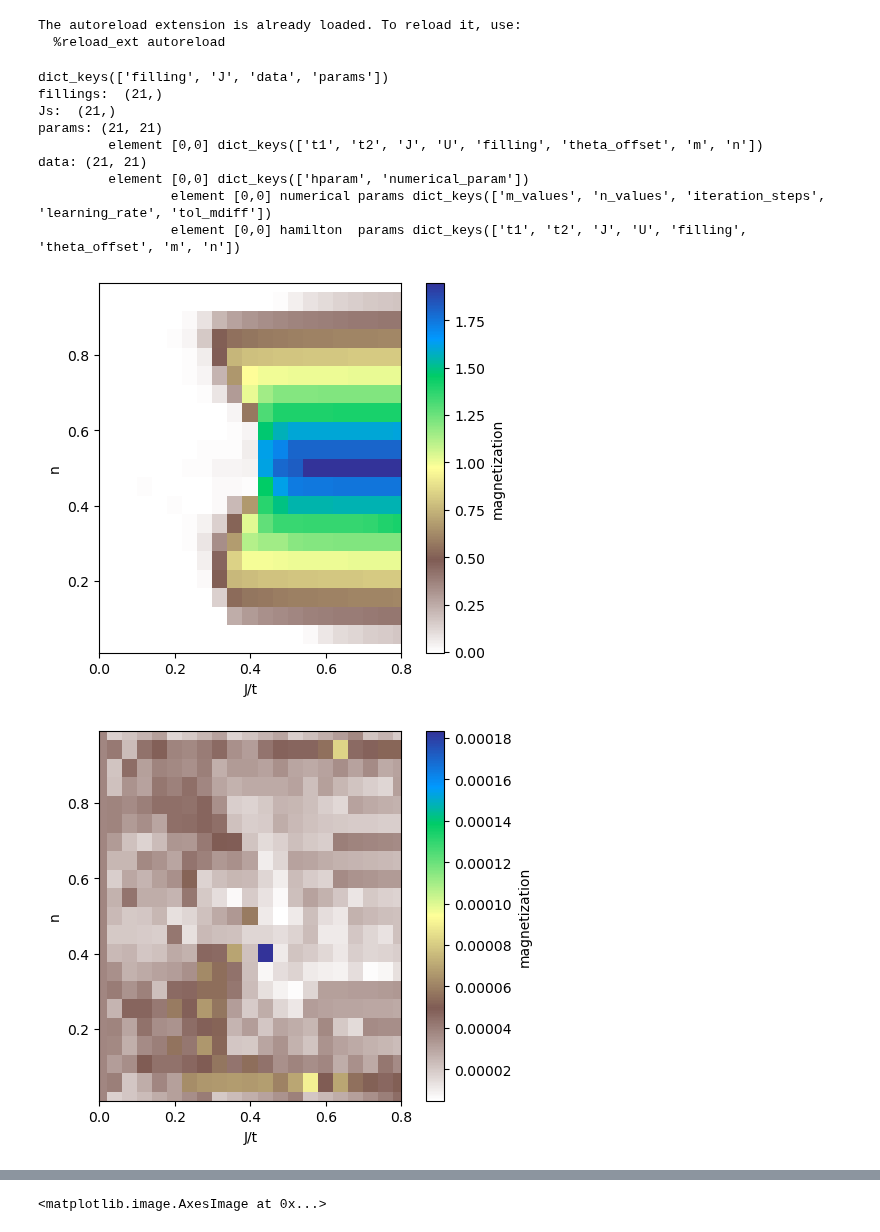
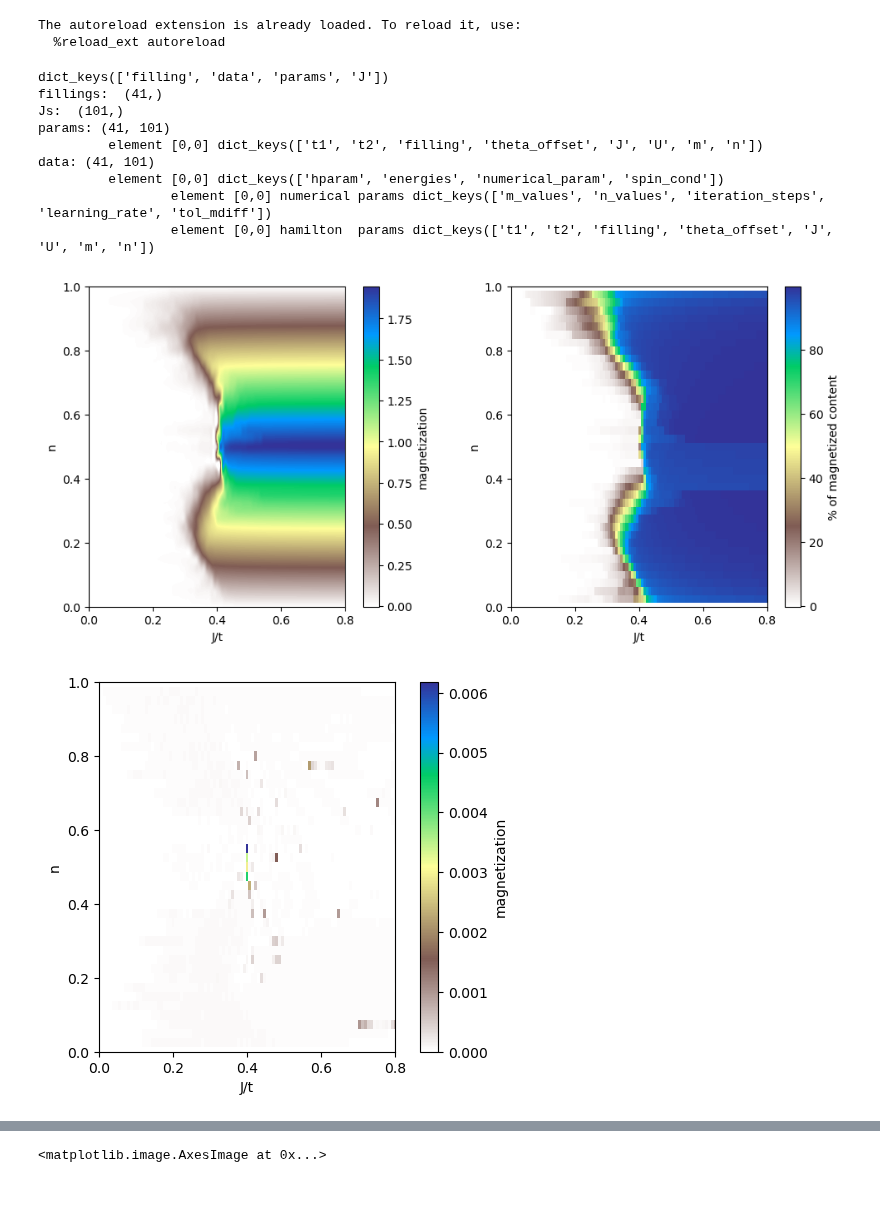
Before and after one commit to dpreuo/alter_morph, a Jupyter notebook: analysis/phase_diagram.ipynb, the cells around one changed output, grey strips where cells are left out. Saved outputs shown, nothing was run; the diff lists cells and outputs as text; code cells hidden in the pictures; blank space fills up the shorter version.

```diff
--- a/analysis/phase_diagram.ipynb
+++ b/analysis/phase_diagram.ipynb
@@ -27,7 +27,8 @@ The autoreload extension is already loaded. To reload it, use:
 # %%
 import sys, os
 
-data_name = "data/full_phase_diagram_20_n_V1.pickle"
+data_name = "data/full_phase_diagram_20_V0.pickle"
+data_name = "data/detailed_phase_diagram_20_V0.pickle"
 
 d = pickle.load(open(os.getcwd()[:-8] + data_name, "rb"))
 
@@ -49,48 +50,87 @@ ns = d["filling"]
 lattice = pickle.load(open("voronoi_20.pickle", "rb"))
 #lead symmetry for conductance simulations
 lead_symmetry = np.diag([-1, -1, 1, 1])
+
+def fermi_level(energies, filling):
+    if filling==0:
+        return energies[0]-1
+    elif filling==1:
+        return energies[-1]+1
+    return energies[int(filling * len(energies))]
 # %% [output]
-dict_keys(['filling', 'J', 'data', 'params'])
-fillings:  (21,)
-Js:  (21,)
-params: (21, 21)
-         element [0,0] dict_keys(['t1', 't2', 'J', 'U', 'filling', 'theta_offset', 'm', 'n'])
-data: (21, 21)
-         element [0,0] dict_keys(['hparam', 'numerical_param'])
+dict_keys(['filling', 'data', 'params', 'J'])
+fillings:  (41,)
+Js:  (101,)
+params: (41, 101)
+         element [0,0] dict_keys(['t1', 't2', 'filling', 'theta_offset', 'J', 'U', 'm', 'n'])
+data: (41, 101)
+         element [0,0] dict_keys(['hparam', 'energies', 'numerical_param', 'spin_cond'])
                  element [0,0] numerical params dict_keys(['m_values', 'n_values', 'iteration_steps', 'learning_rate', 'tol_mdiff'])
-                 element [0,0] hamilton  params dict_keys(['t1', 't2', 'J', 'U', 'filling', 'theta_offset', 'm', 'n'])
+                 element [0,0] hamilton  params dict_keys(['t1', 't2', 'filling', 'theta_offset', 'J', 'U', 'm', 'n'])
 # %%
 # the magnetizartion
 array_magnetization = np.array(
     [[params["m"] for params in x] for x in d["params"]]
 )  # .shape (filling, Js, vertices)
 
-fig, ax = plt.subplots(1, 1)
+fig, axs = plt.subplots(1, 2,figsize=(12,5))
 
+#########################
+#absolute magnetization
+ax = axs[0]
 # ax.set_title('T/t={0}; Lq={1}'.format(T,Lq))
 ax.set_xlabel("J/t")
 ax.set_ylabel("n")
 ax.set_xlim(Js[0], Js[-1])
 ax.set_ylim(ns[0], ns[-1])
 
 extent = [
     Js[0] - (Js[1] - Js[0]) / 2,
     Js[-1] + (Js[1] - Js[0]) / 2,
     ns[0] - (ns[1] - ns[0]) / 2,
     ns[-1] + (ns[1] - ns[0]) / 2,
 ]  # the correct extent
 
 im = ax.imshow(
     array_magnetization.mean(axis=-1),
     origin="lower",
+    interpolation="spline36",
+    extent=extent,
+    cmap="terrain_r",
+)
+cbar = fig.colorbar(im, ax=ax, shrink=1)
+cbar.set_label("magnetization")
+
+
+#########################
+#relative magnetization
+ax = axs[1]
+# ax.set_title('T/t={0}; Lq={1}'.format(T,Lq))
+ax.set_xlabel("J/t")
+ax.set_ylabel("n")
+ax.set_xlim(Js[0], Js[-1])
+ax.set_ylim(ns[0], ns[-1])
+
+extent = [
+    Js[0] - (Js[1] - Js[0]) / 2,
+    Js[-1] + (Js[1] - Js[0]) / 2,
+    ns[0] - (ns[1] - ns[0]) / 2,
+    ns[-1] + (ns[1] - ns[0]) / 2,
+]  # the correct extent
+
+max_possible_magnetization = 2-np.abs(4*ns-2)
+
+im = ax.imshow(
+    array_magnetization.mean(axis=-1)/max_possible_magnetization[:,np.newaxis]*100,
+    origin="lower",
     interpolation="none",
     extent=extent,
     cmap="terrain_r",
 )
 cbar = fig.colorbar(im, ax=ax, shrink=1)
-cbar.set_label("magnetization")
+cbar.set_label("% of magnetized content")
 # %% [output]
-[figure, old version]
+[figure, new version]
 # %%
 # check convergence
 
@@ -133,4 +173,4 @@ im = ax.imshow(
 cbar = fig.colorbar(im, ax=ax, shrink=1)
 cbar.set_label("magnetization")
 # %% [output]
-[figure, old version]
+[figure, new version]
```
Also changed, not shown: parts of 8 cells of this notebook.
